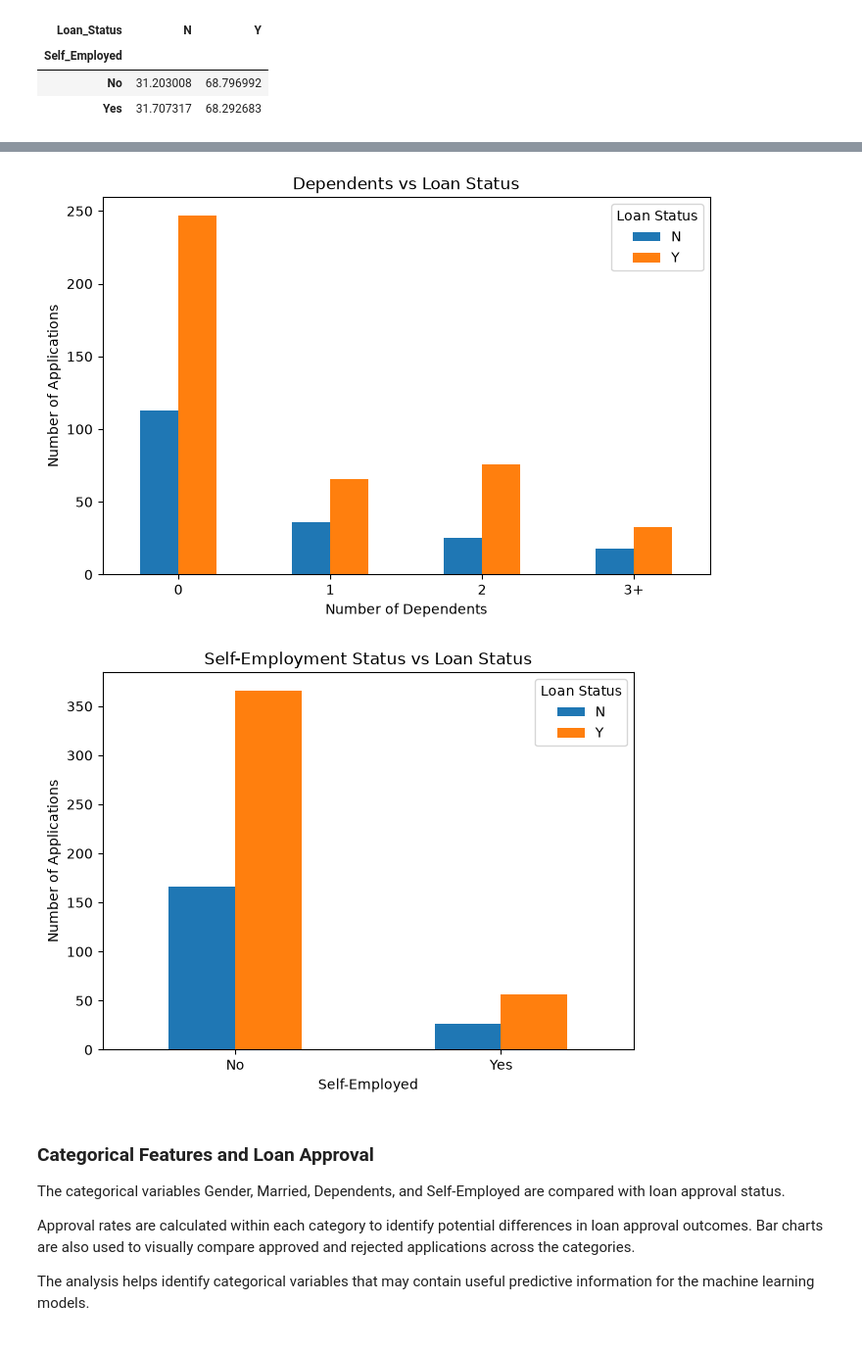
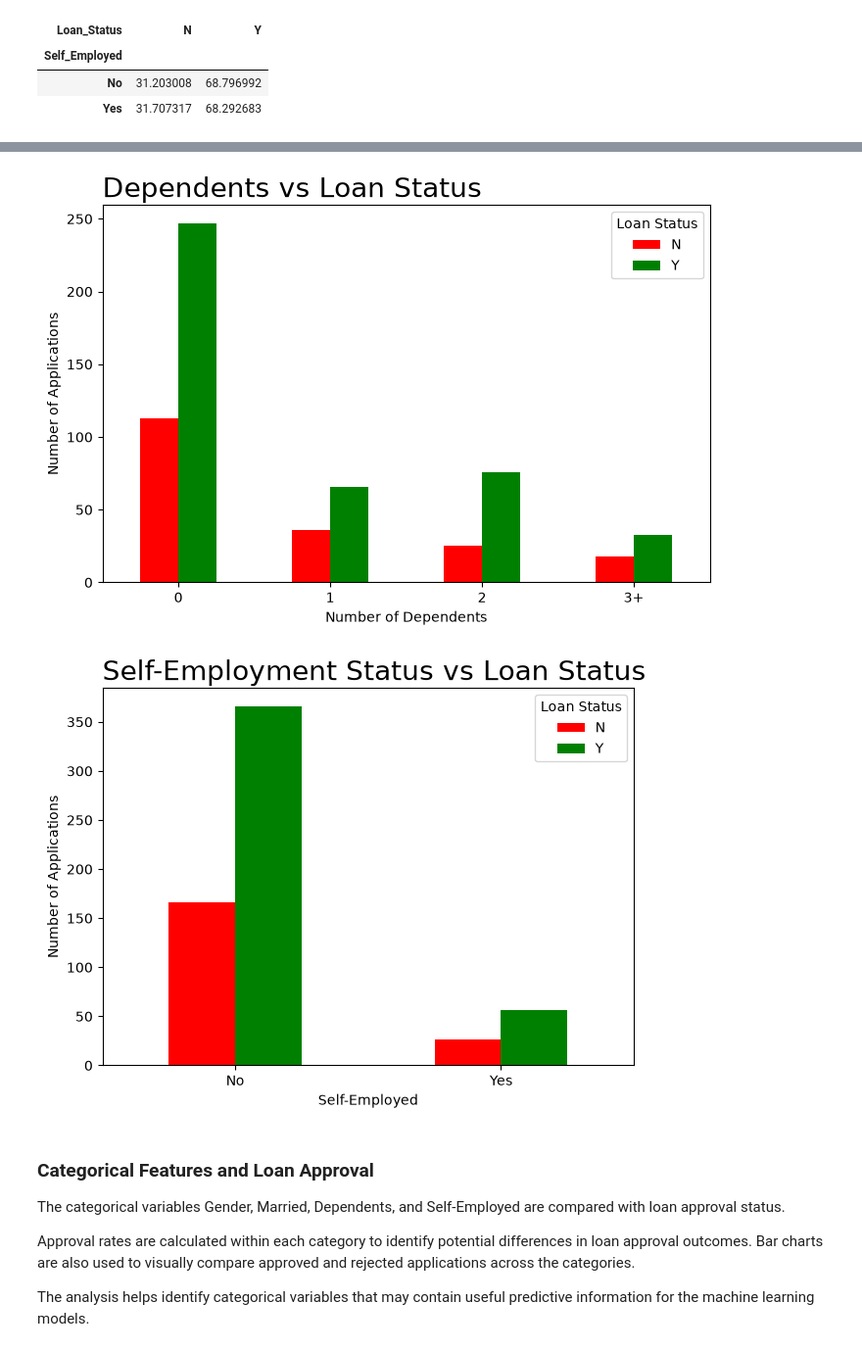
Before and after one commit to phixzas/loan-application, a Jupyter notebook: Notebook/Loan.ipynb, the cells around one changed output, grey strips where cells are left out. Shown at 98% size. Saved outputs shown, nothing was run; the diff lists cells and outputs as text; code cells hidden in the pictures.

```diff
--- a/Notebook/Loan.ipynb
+++ b/Notebook/Loan.ipynb
@@ -1444,10 +1422,10 @@ dependents_status = pd.crosstab(df['Dependents'], df['Loan_Status'])
 
 dependents_status.plot(
     kind='bar',
-    figsize=(8, 5)
+    figsize=(8, 5),color = ['red', 'green']
 )
 
-plt.title('Dependents vs Loan Status')
+plt.title('Dependents vs Loan Status', loc = 'left', size = 20)
 plt.xlabel('Number of Dependents')
 plt.ylabel('Number of Applications')
 plt.xticks(rotation=0)
@@ -1455,24 +1433,24 @@ plt.legend(title='Loan Status')
 
 plt.show()
 # %% [output]
-[figure, old version]
+[figure, new version]
 # %%
 employment_status = pd.crosstab(df['Self_Employed'], df['Loan_Status'])
 
 employment_status.plot(
     kind='bar',
-    figsize=(7, 5)
+    figsize=(7, 5), color = ['red', 'green']
 )
 
-plt.title('Self-Employment Status vs Loan Status')
+plt.title('Self-Employment Status vs Loan Status', loc = 'left', size = 20)
 plt.xlabel('Self-Employed')
 plt.ylabel('Number of Applications')
 plt.xticks(rotation=0)
 plt.legend(title='Loan Status')
 
 plt.show()
 # %% [output]
-[figure, old version]
+[figure, new version]
 # %% [markdown]
 ### Categorical Features and Loan Approval
 
```
Also changed, not shown: parts of 4 cells of this notebook, 4 other files.
